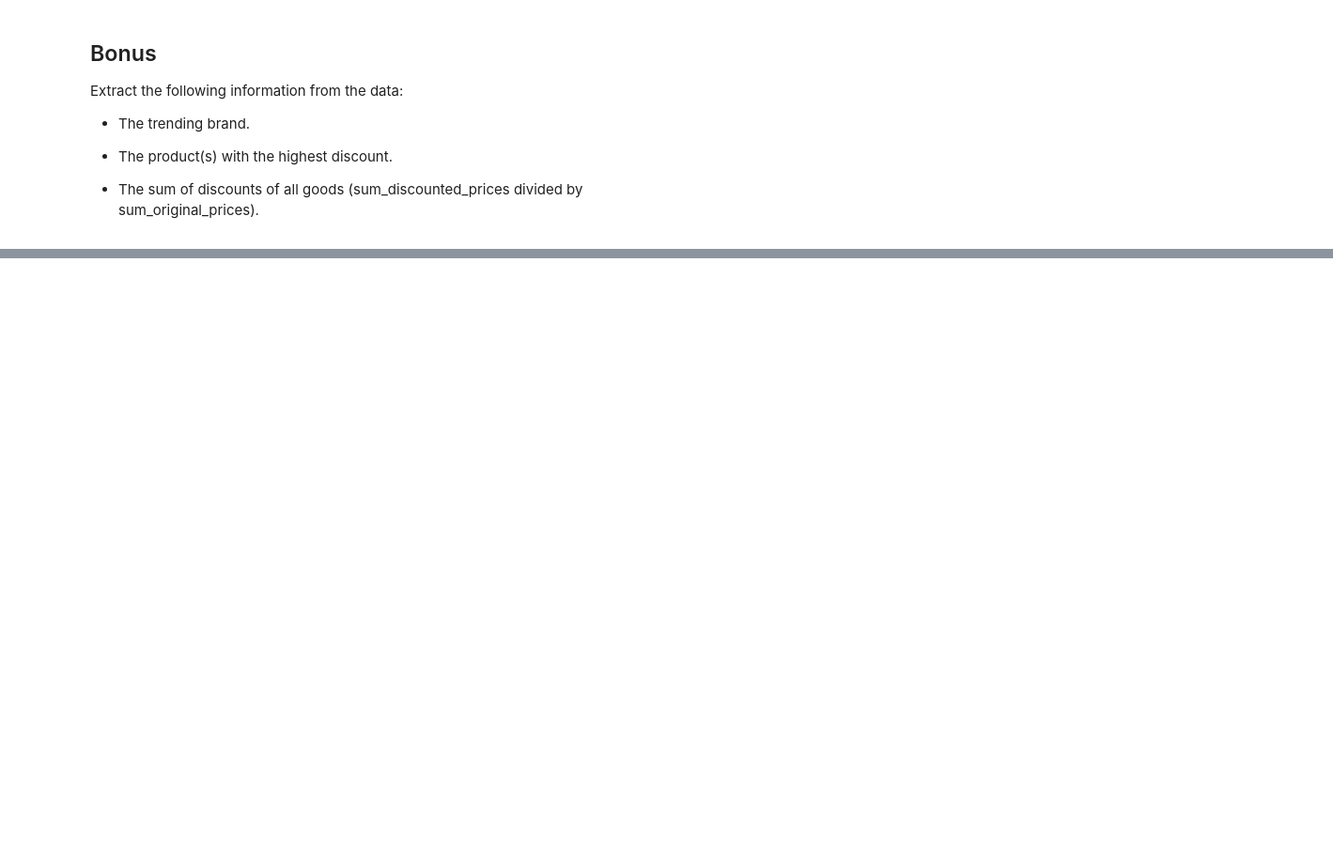
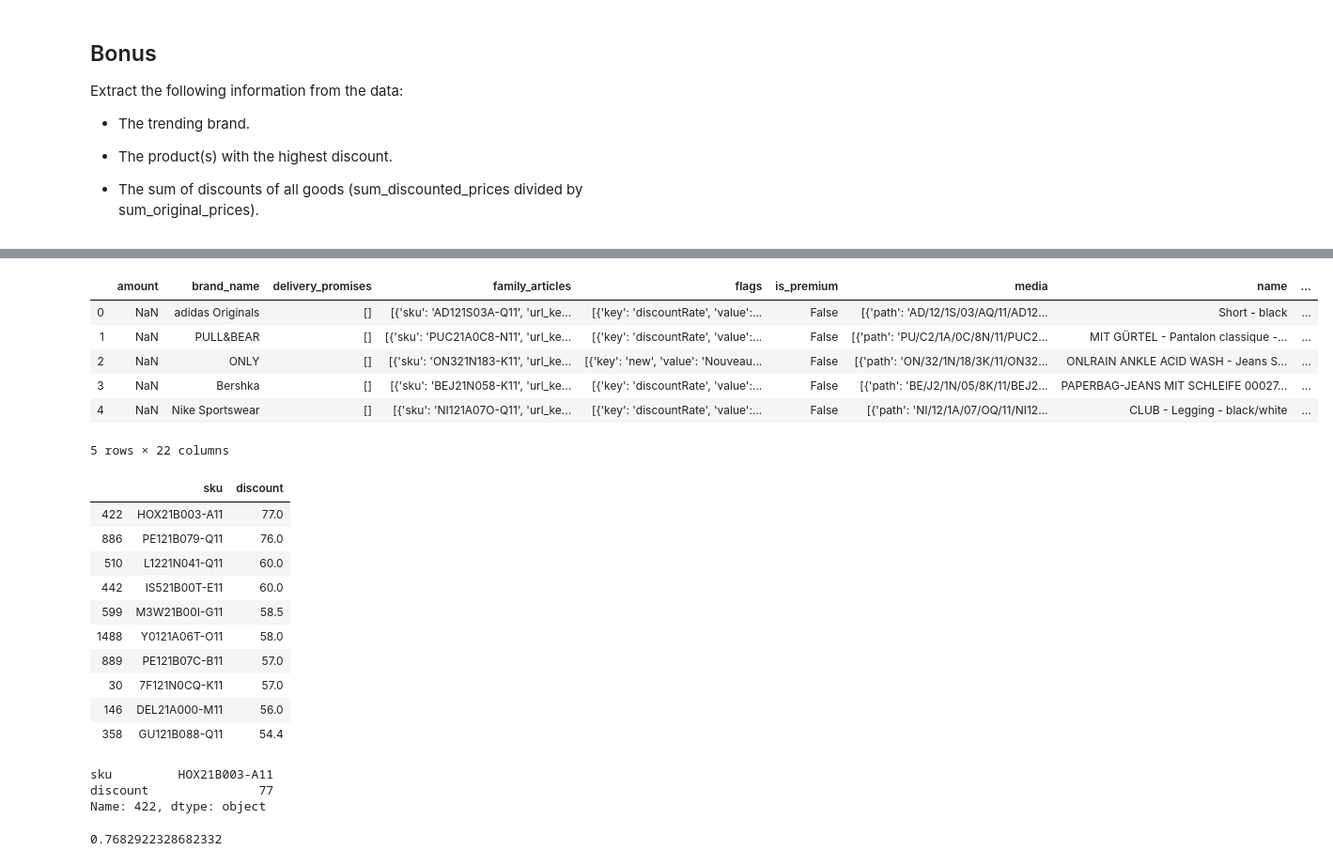
Before and after one commit to ta-datapt-bcn/lab-parsing-API-data, a Jupyter notebook: your-code/main.ipynb, the cells around one changed output, grey strips where cells are left out. Shown: that part at 94% size. Saved outputs shown, nothing was run; the diff lists cells and outputs as text; code cells hidden in the pictures; blank space fills up the shorter version.

```diff
--- a/your-code/main.ipynb
+++ b/your-code/main.ipynb
@@ -132,0 +159,45 @@ Extract the following information from the data:
+# %%
+#products with highest discount
+
+all_dfs['original price'] = all_dfs['price.original'].str.extract(r'(\d{2}\D\d{2})').replace('\D', '.', regex=True)
+all_dfs['promotional price'] = all_dfs['price.promotional'].str.extract(r'(\d{2}\D\d{2})').replace('\D', '.', regex=True)
+
+all_dfs['original price'] = pd.to_numeric(all_dfs['original price'])
+all_dfs['promotional price'] = pd.to_numeric(all_dfs['promotional price'])
+
+all_dfs['discount'] = all_dfs['original price'] - all_dfs['promotional price']
+all_dfs.head()
+
+max_disc = all_dfs.groupby('sku', as_index=False)['discount'].sum().sort_values('discount',ascending=False).head(10)
+max_disc
+
+max_disc.loc[max_disc['discount'].idxmax()]
+# %% [output]
+|  | amount | brand_name | delivery_promises | family_articles | flags | is_premium | media | name | ... |
+| 0 | NaN | adidas Originals | [] | [{'sku': 'AD121S03A-Q11', 'url_ke... | [{'key': 'discountRate', 'value':... | False | [{'path': 'AD/12/1S/03/AQ/11/AD12... | Short - black | ... |
+| 1 | NaN | PULL&BEAR | [] | [{'sku': 'PUC21A0C8-N11', 'url_ke... | [{'key': 'discountRate', 'value':... | False | [{'path': 'PU/C2/1A/0C/8N/11/PUC2... | MIT GÜRTEL - Pantalon classique -... | ... |
+| 2 | NaN | ONLY | [] | [{'sku': 'ON321N183-K11', 'url_ke... | [{'key': 'new', 'value': 'Nouveau... | False | [{'path': 'ON/32/1N/18/3K/11/ON32... | ONLRAIN ANKLE ACID WASH - Jeans S... | ... |
+| 3 | NaN | Bershka | [] | [{'sku': 'BEJ21N058-K11', 'url_ke... | [{'key': 'discountRate', 'value':... | False | [{'path': 'BE/J2/1N/05/8K/11/BEJ2... | PAPERBAG-JEANS MIT SCHLEIFE 00027... | ... |
+| 4 | NaN | Nike Sportswear | [] | [{'sku': 'NI121A07O-Q11', 'url_ke... | [{'key': 'discountRate', 'value':... | False | [{'path': 'NI/12/1A/07/OQ/11/NI12... | CLUB - Legging - black/white | ... |
+5 rows × 22 columns
+|  | sku | discount |
+| 422 | HOX21B003-A11 | 77.0 |
+| 886 | PE121B079-Q11 | 76.0 |
+| 510 | L1221N041-Q11 | 60.0 |
+| 442 | IS521B00T-E11 | 60.0 |
+| 599 | M3W21B00I-G11 | 58.5 |
+| 1488 | Y0121A06T-O11 | 58.0 |
+| 889 | PE121B07C-B11 | 57.0 |
+| 30 | 7F121N0CQ-K11 | 57.0 |
+| 146 | DEL21A000-M11 | 56.0 |
+| 358 | GU121B088-Q11 | 54.4 |
+sku         HOX21B003-A11
+discount               77
+Name: 422, dtype: object
+# %%
+#The sum of discounts of all goods (sum_discounted_prices divided by sum_original_prices).
+
+sum_discounts = all_dfs['promotional price'].sum() / all_dfs['original price'].sum()
+sum_discounts
+# %% [output]
+0.7682922328682332
```
Also changed, not shown: parts of 6 cells of this notebook, 1 other file.
